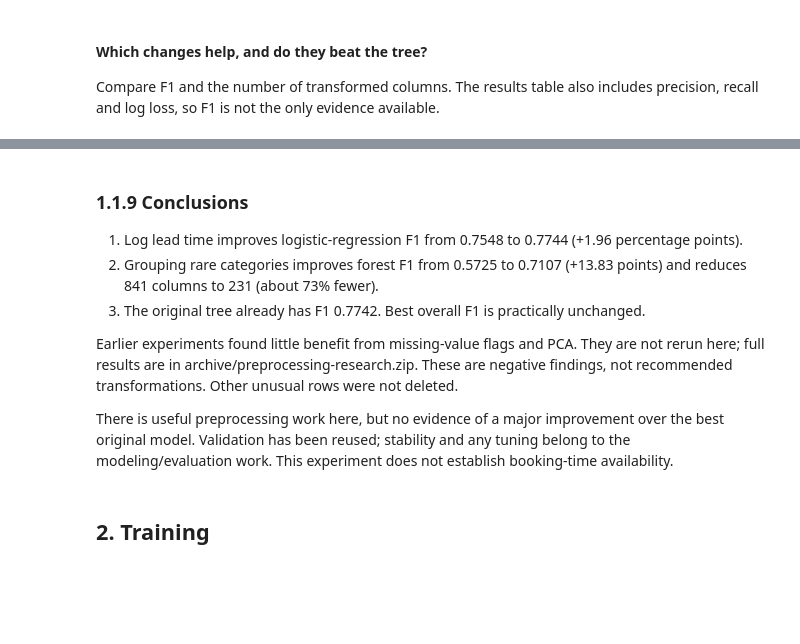
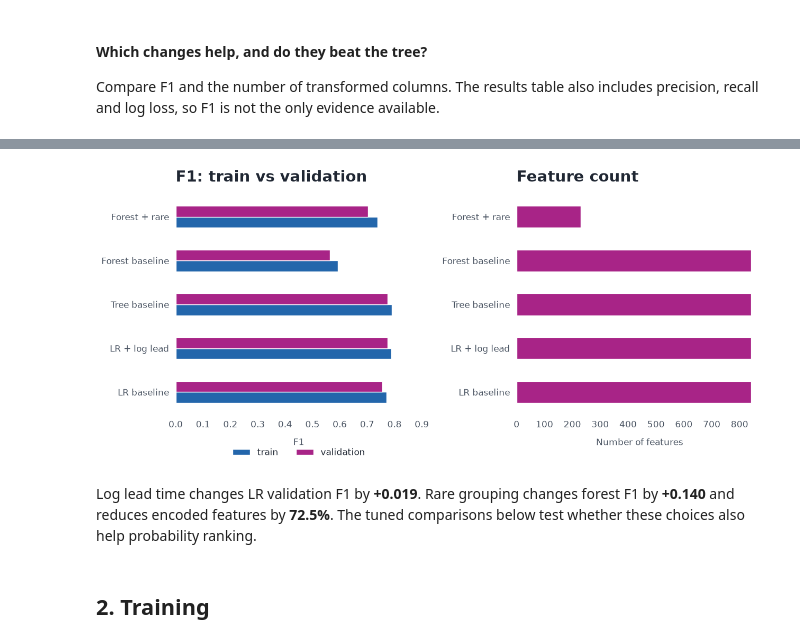
Before and after one commit to MasMits/hotel-cancellation-ml, a Jupyter notebook: notebook/project.ipynb, the cells around one changed output, grey strips where cells are left out. Saved outputs shown, nothing was run; the diff lists cells and outputs as text; code cells hidden in the pictures; blank space fills up the shorter version.

```diff
--- a/notebook/project.ipynb
+++ b/notebook/project.ipynb
@@ -403,17 +301,18 @@ We have not established statistical significance or a general claim that PCA nev
-# %% [markdown]
-### 1.1.9 Conclusions
-
-1. Log lead time improves logistic-regression F1 from 0.7548 to 0.7744 (+1.96 percentage points).
-2. Grouping rare categories improves forest F1 from 0.5725 to 0.7107 (+13.83 points)
-   and reduces 841 columns to 231 (about 73% fewer).
-3. The original tree already has F1 0.7742. Best overall F1 is practically unchanged.
-
-Earlier experiments found little benefit from missing-value flags and PCA. They are
-not rerun here; full results are in archive/preprocessing-research.zip. These are negative
-findings, not recommended transformations. Other unusual rows were not deleted.
-
-There is useful preprocessing work here, but no evidence of a major improvement over
-the best original model. Validation has been reused; stability and any tuning belong
-to the modeling/evaluation work. This experiment does not establish booking-time availability.
+# %%
+prep_figure = preprocessing_plots.plot_experiment_results(prep_results_table)
+plot_style.show_figure(prep_figure, "preprocessing_comparison")
+# %% [output]
+[figure, added]
+# %%
+lr_gain = prep_validation_results.loc["LR + log lead", "f1"] - prep_validation_results.loc["LR baseline", "f1"]
+rf_gain = prep_validation_results.loc["Forest + rare", "f1"] - prep_validation_results.loc["Forest baseline", "f1"]
+feature_reduction = 1 - prep_validation_results.loc["Forest + rare", "features"] / prep_validation_results.loc["Forest baseline", "features"]
+display(Markdown(
+    f"Log lead time changes LR validation F1 by **{lr_gain:+.3f}**. "
+    f"Rare grouping changes forest F1 by **{rf_gain:+.3f}** and reduces encoded features by **{feature_reduction:.1%}**. "
+    "The tuned comparisons below test whether these choices also help probability ranking."
+))
+# %% [output]
+Log lead time changes LR validation F1 by **+0.019**. Rare grouping changes forest F1 by **+0.140** and reduces encoded features by **72.5%**. The tuned comparisons below test whether these choices also help probability ranking.
 # %% [markdown]
 ## 2. Training
```
Also changed, not shown: parts of 206 cells of this notebook, 8 other files.
